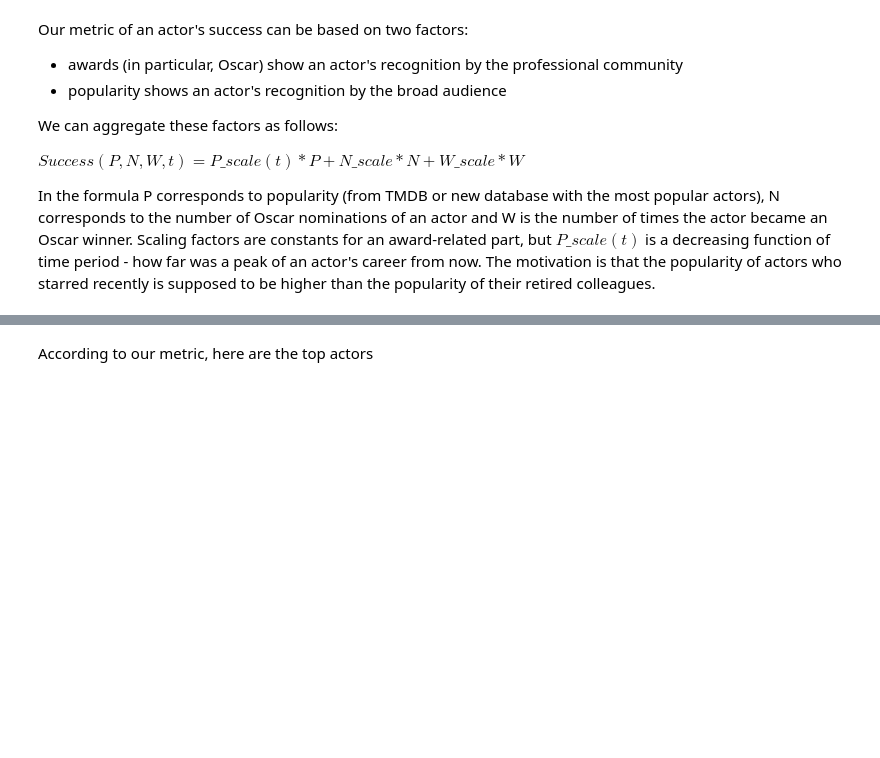
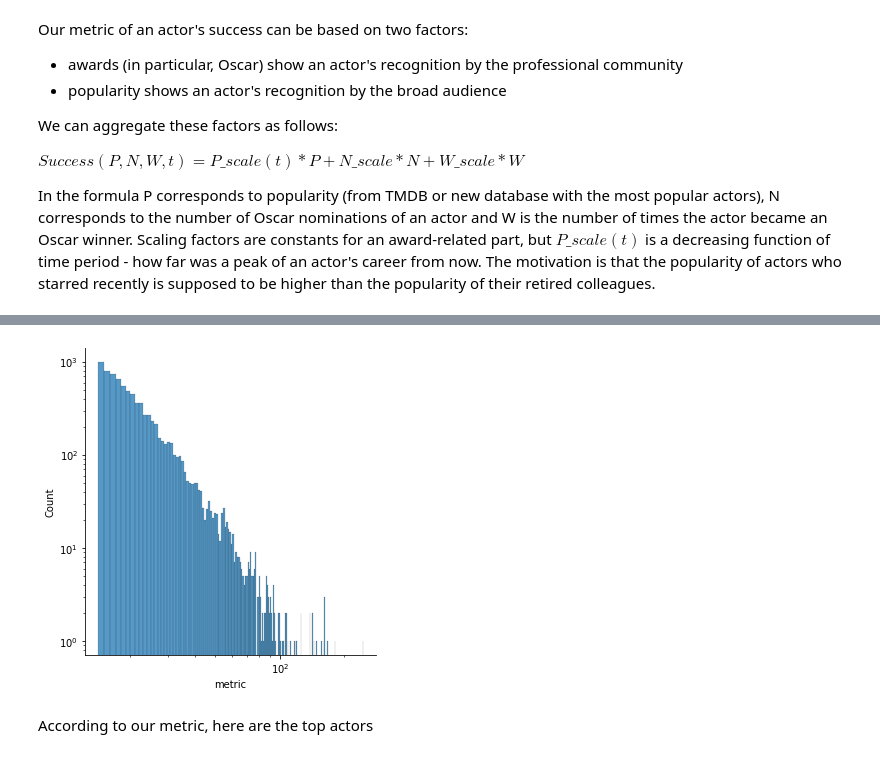
Before and after one commit to epfl-ada/ada-2023-project-cinemada, a Jupyter notebook: Main_analysis/actor_success.ipynb, the cells around one changed output, grey strips where cells are left out. Cells and saved outputs as stored; diff of their text form; code cells hidden in the pictures; blank space fills up the shorter version.

```diff
--- a/Main_analysis/actor_success.ipynb
+++ b/Main_analysis/actor_success.ipynb
@@ -69,3 +137,9 @@ success_df.head()
+# %%
+sns.displot(success_df["metric"])
+plt.xscale('log')
+plt.yscale('log')
+# %% [output]
+[figure, added]
 # %% [markdown]
 According to our metric, here are the top actors
 # %%
```
Also changed, not shown: parts of 13 cells of this notebook.
